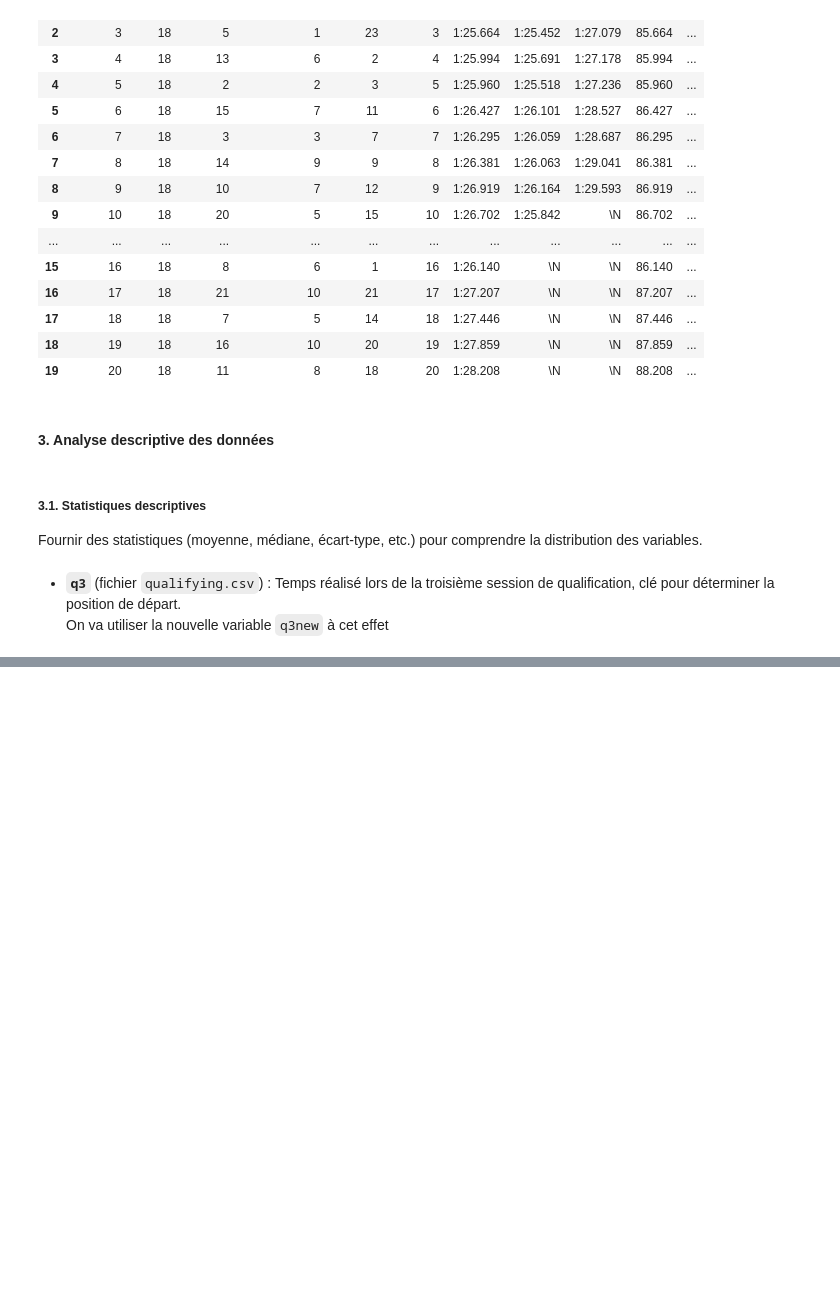
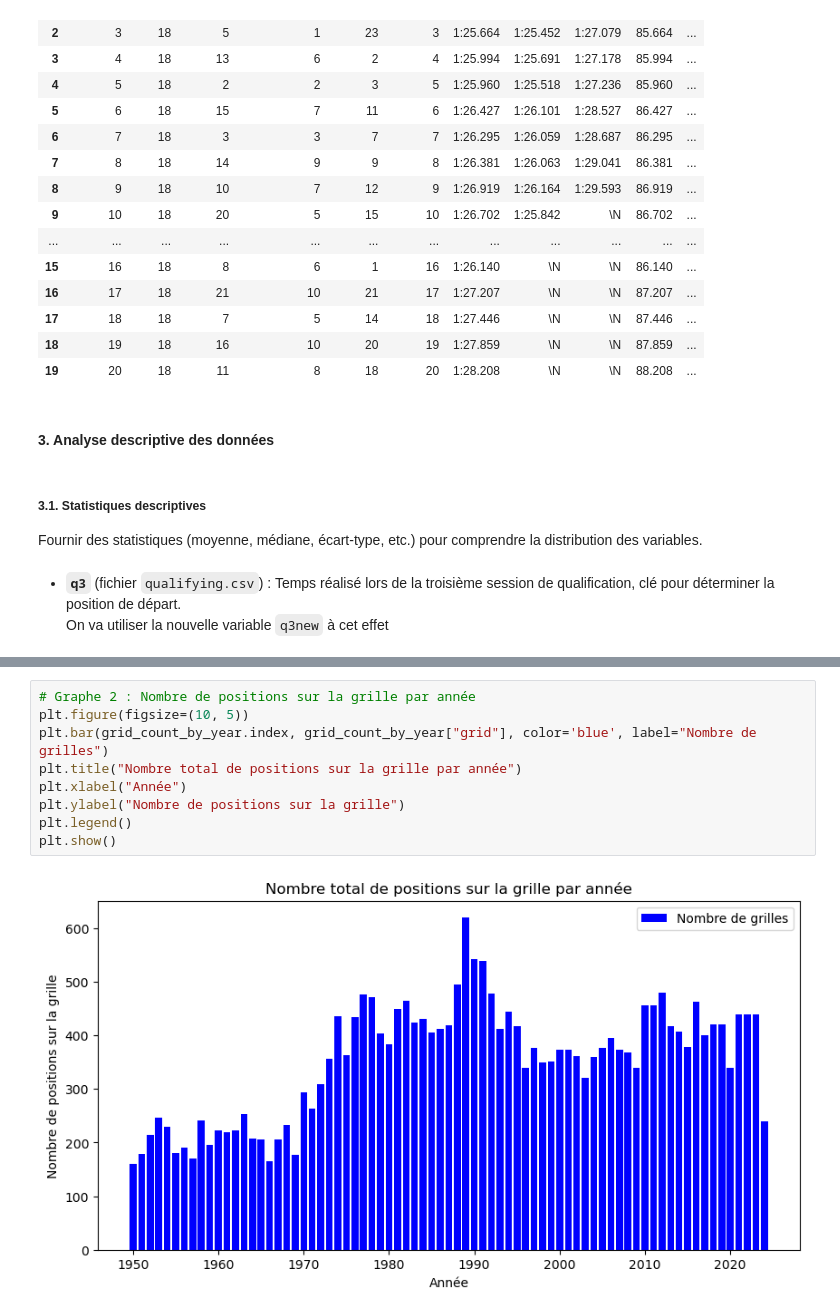
Before and after one commit to Math-ieu/Projet-PACTE-4A, a Jupyter notebook: f1-pacte.ipynb, the cells around one changed output, grey strips where cells are left out. Cells and saved outputs as stored; diff of their text form; blank space fills up the shorter version.

```diff
--- a/f1-pacte.ipynb
+++ b/f1-pacte.ipynb
@@ -256,0 +330,11 @@ qualifying['q3new']
+# %%
+# Graphe 2 : Nombre de positions sur la grille par année
+plt.figure(figsize=(10, 5))
+plt.bar(grid_count_by_year.index, grid_count_by_year["grid"], color='blue', label="Nombre de grilles")
+plt.title("Nombre total de positions sur la grille par année")
+plt.xlabel("Année")
+plt.ylabel("Nombre de positions sur la grille")
+plt.legend()
+plt.show()
+# %% [output]
+[figure, added]
```
Also changed, not shown: parts of 23 cells of this notebook.
